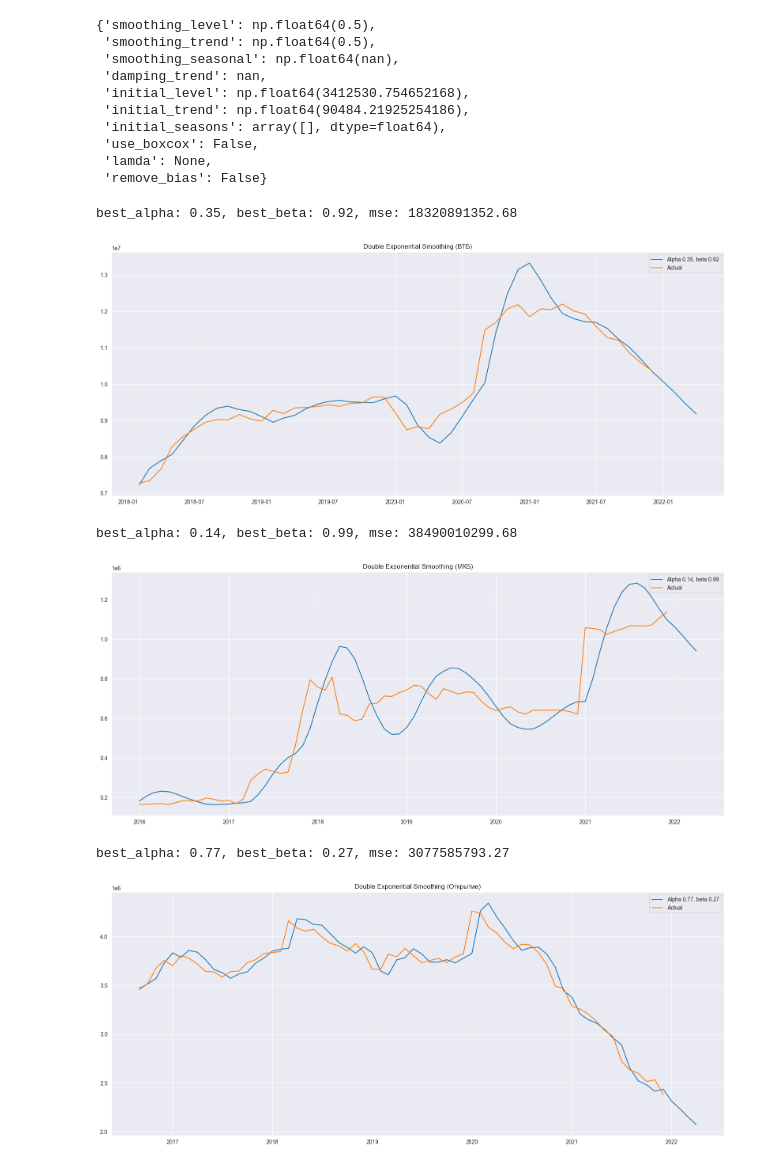
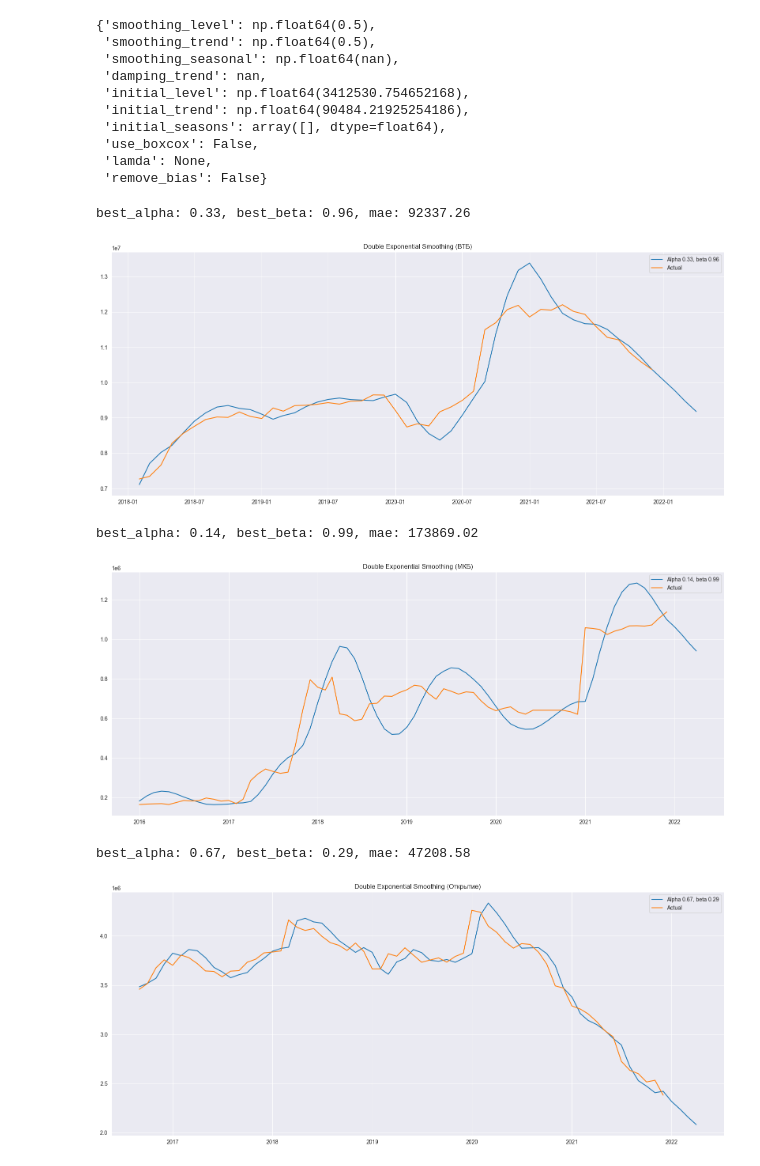
Before and after one commit to JarlPenguin/anomaly_analysis_2025, a Jupyter notebook: analysis.ipynb, the cells around one changed output. Cells and saved outputs as stored; diff of their text form; code cells hidden in the pictures.

```diff
--- a/analysis.ipynb
+++ b/analysis.ipynb
@@ -406,43 +413,43 @@ des_model.params
  'remove_bias': False}
 # %%
 def des_optimizer(train, test, alphas, betas, step):
-    best_alpha, best_beta, best_mse = None, None, float("inf")
+    best_alpha, best_beta, best_mae = None, None, float("inf")
     for alpha in alphas:
         for beta in betas:
             des_model = ExponentialSmoothing(train, trend="add").fit(smoothing_level=alpha, smoothing_trend=beta)
             y_pred = des_model.forecast(step)
-            mse = mean_squared_error(test, y_pred)
-            if mse < best_mse:
-                best_alpha, best_beta, best_mse = alpha, beta, mse
-    return best_alpha, best_beta, best_mse
+            mae = mean_absolute_error(test, y_pred)
+            if mae < best_mae:
+                best_alpha, best_beta, best_mae = alpha, beta, mae
+    return best_alpha, best_beta, best_mae
 # %%
 for data in [vtb_ZDLPRR_no_anomaly, mkb_ZDLPRR_no_anomaly, otkrytiye_ZDLPRR_no_anomaly]:
     if data.columns[0] == "ZDLPRR_1000":
         name = "ВТБ"
     elif data.columns[0] == "ZDLPRR_1978":
         name = "МКБ"
     elif data.columns[0] == "ZDLPRR_2209":
         name = "Открытие"
     train, test = train_test_split(data, test_size=0.2, shuffle=False)
     alphas = np.arange(0.1, 1, 0.01)
     betas = np.arange(0.1, 1, 0.01)
-    best_alpha, best_beta, best_mse = np.round(des_optimizer(train, test, alphas, betas, len(test)), 2)
-    print(f"best_alpha: {best_alpha}, best_beta: {best_beta}, mse: {best_mse}")
+    best_alpha, best_beta, best_mae = np.round(des_optimizer(train, test, alphas, betas, len(test)), 2)
+    print(f"best_alpha: {best_alpha}, best_beta: {best_beta}, mae: {best_mae}")
     final_des_model = ExponentialSmoothing(data, trend="add").fit(smoothing_level=best_alpha, smoothing_trend=best_beta)
     smoothed = final_des_model.fittedvalues
     forecast = final_des_model.forecast(4)
     plt.figure(figsize=(20, 8))
     plt.plot(pd.concat([smoothed, forecast]), label="Alpha {}, beta {}".format(best_alpha, best_beta))
     plt.plot(data, label = "Actual")
     plt.legend(loc="best")
     plt.axis('tight')
     plt.title(f"Double Exponential Smoothing ({name})")
     plt.grid(True)
     plt.show()
 # %% [output]
-best_alpha: 0.35, best_beta: 0.92, mse: 18320891352.68
+best_alpha: 0.33, best_beta: 0.96, mae: 92337.26
-[figure, old version]
+[figure, new version]
-best_alpha: 0.14, best_beta: 0.99, mse: 38490010299.68
+best_alpha: 0.14, best_beta: 0.99, mae: 173869.02
 [figure]
-best_alpha: 0.77, best_beta: 0.27, mse: 3077585793.27
+best_alpha: 0.67, best_beta: 0.29, mae: 47208.58
 [figure]
```
Also changed, not shown: parts of 18 cells of this notebook.
